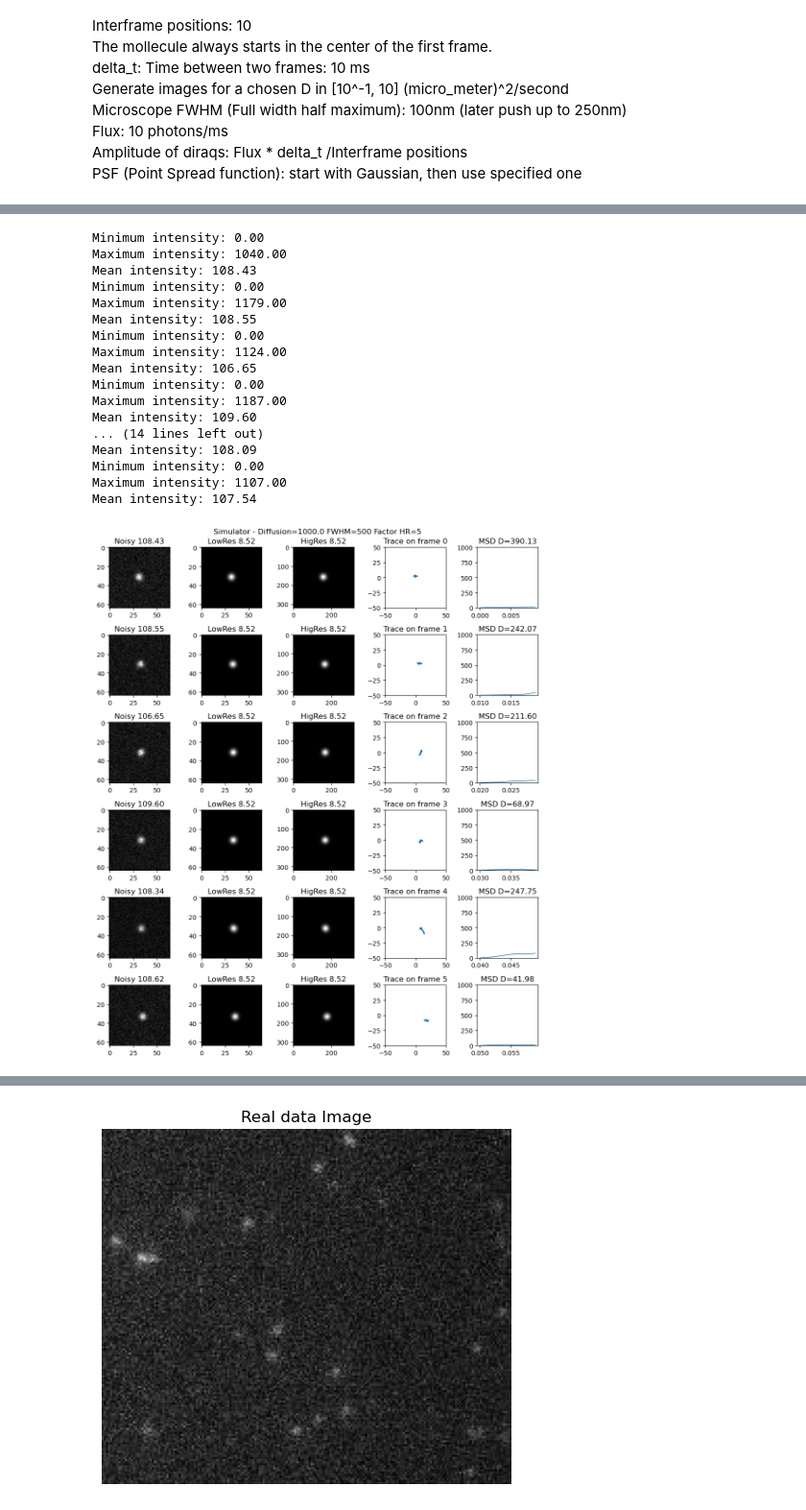
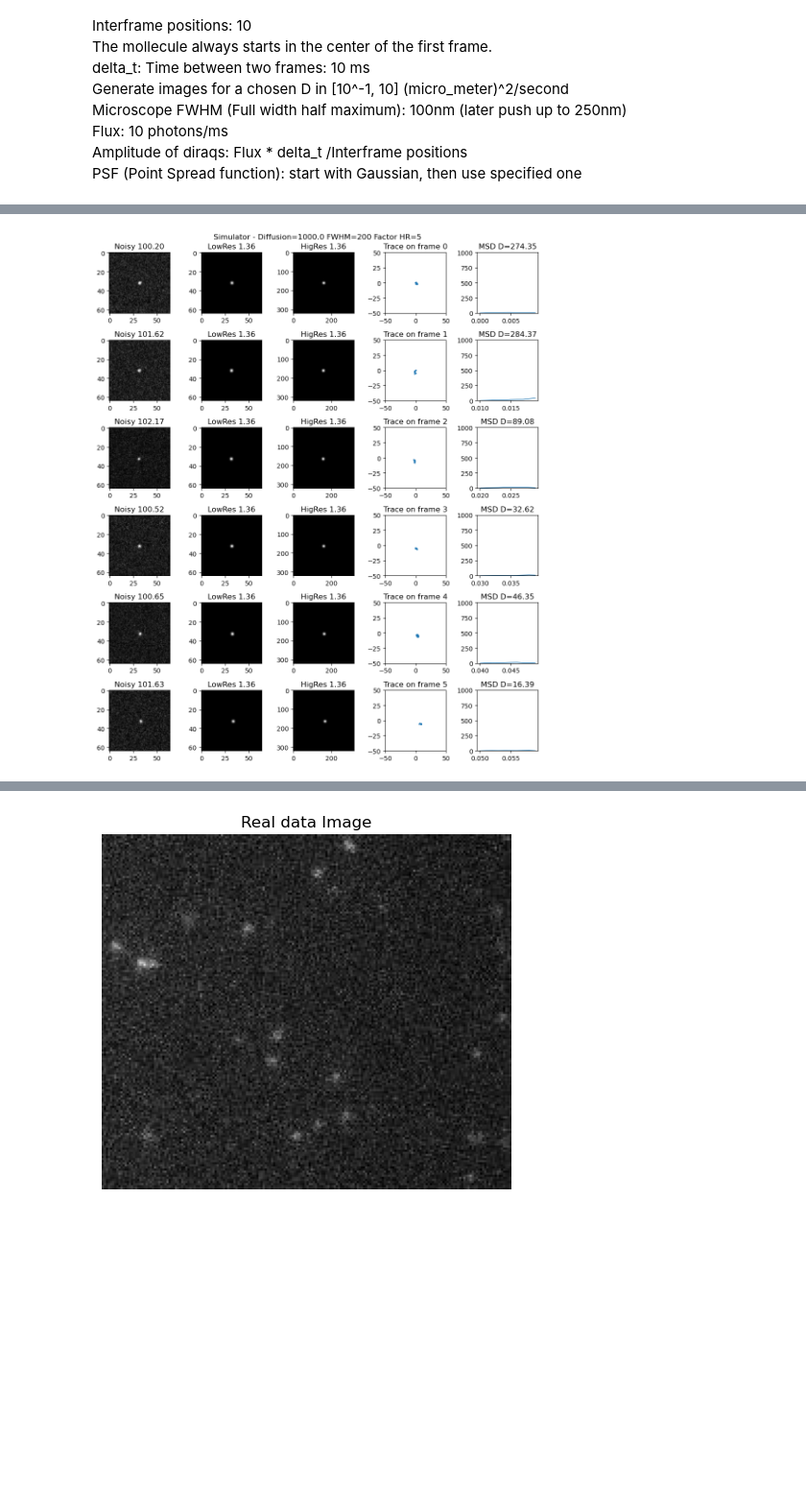
Before and after one commit to CS-433/ml-project-2-big-burger, a Jupyter notebook: image_creation_test.ipynb, the cells around one changed output, grey strips where cells are left out. Shown at 96% size. Saved outputs shown, nothing was run; the diff lists cells and outputs as text; code cells hidden in the pictures; blank space fills up the shorter version.

```diff
--- a/image_creation_test.ipynb
+++ b/image_creation_test.ipynb
@@ -44,7 +44,7 @@ from sklearn.linear_model import LinearRegression
 # %%
 # Hyperparameters for simulation
 nparticles = 1000   # Number of particles
-nframes = 10    # Number of steps in the simulation
+nframes = 8    # Number of steps in the simulation
 nposframe = 10    # Number of position per frame
 dt = 0.01        # Integration time frame in second (time between two frames)
 D = 1000.0        # Diffusion coefficient in nm^2 per s (=0.001 (um^2)/s)
@@ -402,22 +76,5 @@ Estimated Diffusion Coefficient: 1050.9094999749784
 # %%
-generateImagesAndGraphs(trajectory)
+generateImagesAndGraphs(trajectory, D, nframes, npixel, factor_hr, nposframe, dt, fwhm_psf, pixelsize, flux, background, poisson_noise, gaussian_noise)
 # %% [output]
-Minimum intensity: 0.00
-Maximum intensity: 1040.00
-Mean intensity: 108.43
-Minimum intensity: 0.00
-Maximum intensity: 1179.00
-Mean intensity: 108.55
-Minimum intensity: 0.00
-Maximum intensity: 1124.00
-Mean intensity: 106.65
-Minimum intensity: 0.00
-Maximum intensity: 1187.00
-Mean intensity: 109.60
-... (14 lines left out)
-Mean intensity: 108.09
-Minimum intensity: 0.00
-Maximum intensity: 1107.00
-Mean intensity: 107.54
-[figure, old version]
+[figure, new version]
 # %%
```
Also changed, not shown: parts of 6 cells of this notebook, 1 other file.
